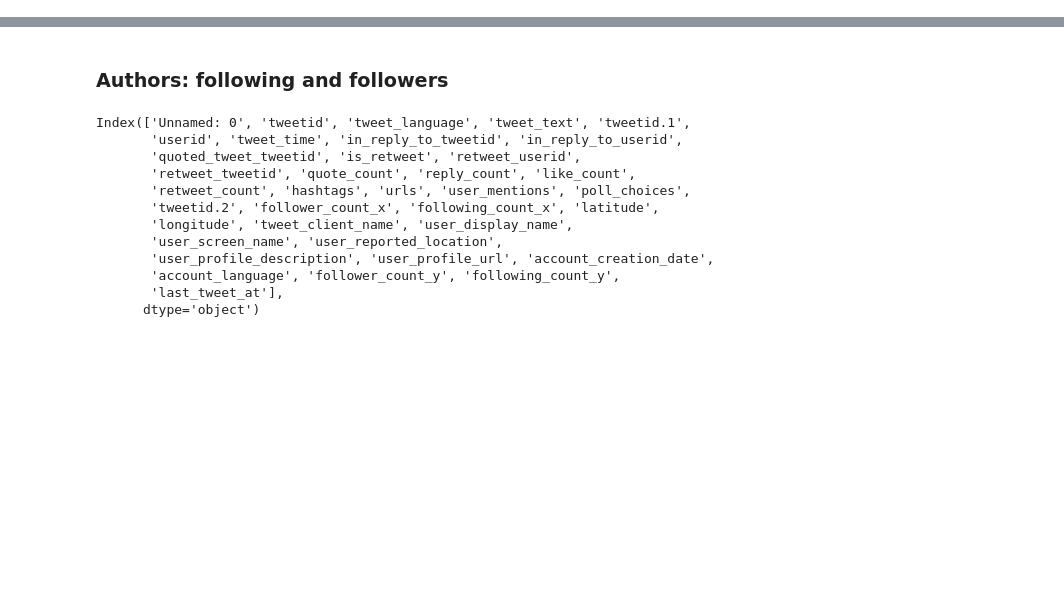
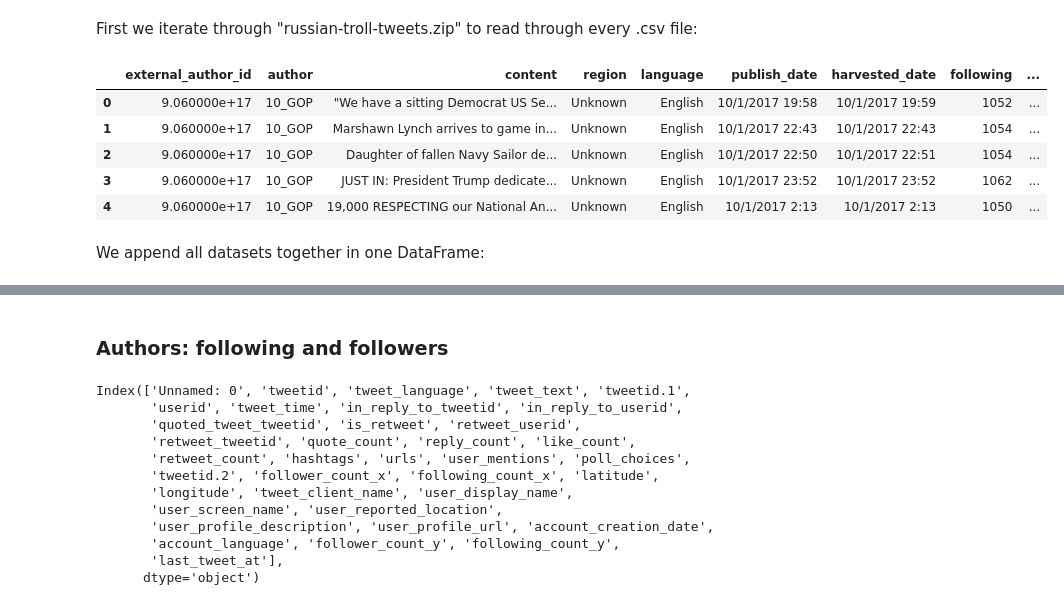
Before and after one commit to menghanhui/ADA-Project, a Jupyter notebook: Milestone2.ipynb, the cells around one changed output, grey strips where cells are left out. Drawn from its saved outputs; the diff is of its cells as text; code cells hidden in the pictures; blank space fills up the shorter version.

```diff
--- a/Milestone2.ipynb
+++ b/Milestone2.ipynb
@@ -21,3 +21,5 @@ from wordcloud import WordCloud, STOPWORDS, ImageColorGenerator
+# %% [markdown]
+First we iterate through "russian-troll-tweets.zip" to read through every .csv file:
 # %%
 # Read the first IRA dataset
 data_folder = './data/'
@@ -26,7 +28,16 @@ fs = {text_file.filename: pd.read_csv(zip_file.open(text_file.filename))
        for text_file in zip_file.infolist()
        if text_file.filename.endswith('.csv')}
 # %%
-fs['IRAhandle_tweets_1.csv'].head(1)
+fs['russian-troll-tweets/IRAhandle_tweets_1.csv'].head(5)
+# %% [output]
+|  | external_author_id | author | content | region | language | publish_date | harvested_date | following | ... |
+| 0 | 9.060000e+17 | 10_GOP | "We have a sitting Democrat US Se... | Unknown | English | 10/1/2017 19:58 | 10/1/2017 19:59 | 1052 | ... |
+| 1 | 9.060000e+17 | 10_GOP | Marshawn Lynch arrives to game in... | Unknown | English | 10/1/2017 22:43 | 10/1/2017 22:43 | 1054 | ... |
+| 2 | 9.060000e+17 | 10_GOP | Daughter of fallen Navy Sailor de... | Unknown | English | 10/1/2017 22:50 | 10/1/2017 22:51 | 1054 | ... |
+| 3 | 9.060000e+17 | 10_GOP | JUST IN: President Trump dedicate... | Unknown | English | 10/1/2017 23:52 | 10/1/2017 23:52 | 1062 | ... |
+| 4 | 9.060000e+17 | 10_GOP | 19,000 RESPECTING our National An... | Unknown | English | 10/1/2017 2:13 | 10/1/2017 2:13 | 1050 | ... |
+# %% [markdown]
+We append all datasets together in one DataFrame:
 # %%
 data=pd.DataFrame()
 for key,val in fs.items():
```
Also changed, not shown: parts of 35 cells of this notebook.
